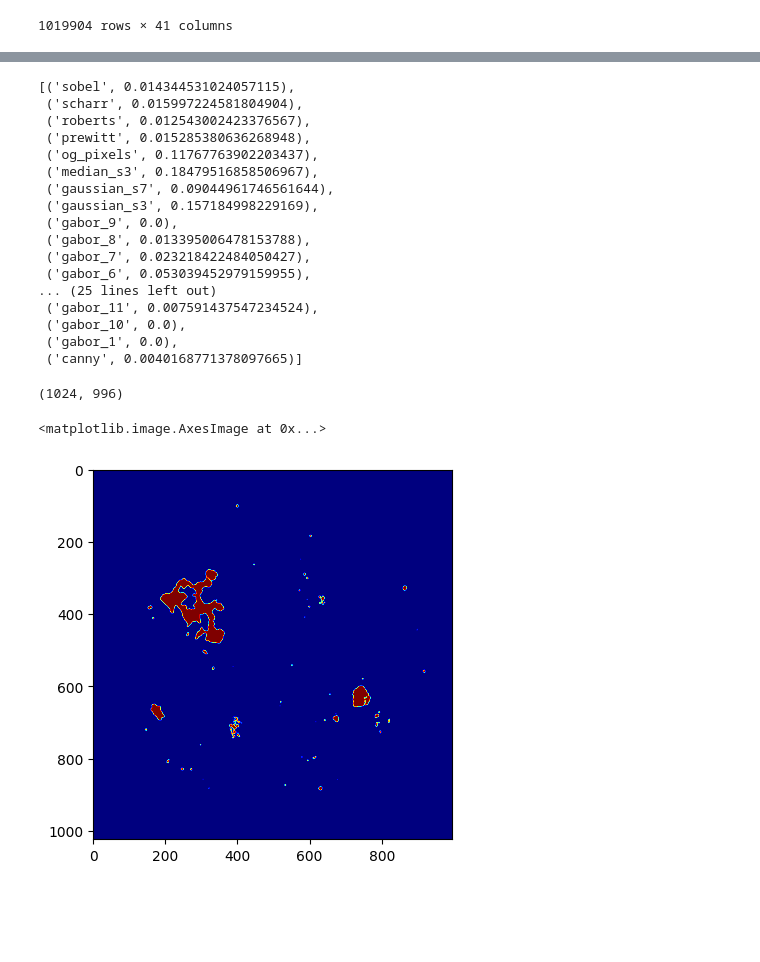
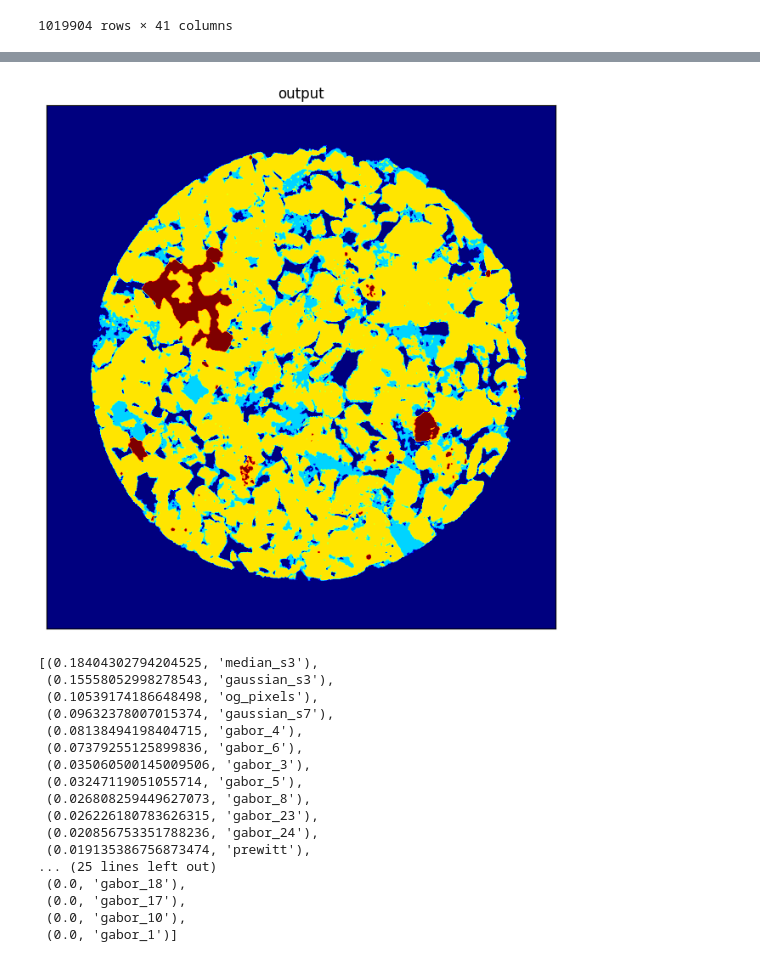
Before and after one commit to suracI-invert/xla-segmentation, a Jupyter notebook: sandstone_test.ipynb, the cells around one changed output, grey strips where cells are left out. Cells and saved outputs as stored; diff of their text form; code cells hidden in the pictures; blank space fills up the shorter version.

```diff
--- a/sandstone_test.ipynb
+++ b/sandstone_test.ipynb
@@ -368 +480,9 @@ plt.imshow(segmented_img_test, cmap= 'jet')
+# %%
+plt.figure(figsize=(8, 8))
+fig = plt.imshow(segmented_img_test, cmap= 'jet')
+plt.title('output')
+fig.axes.get_xaxis().set_visible(False)
+fig.axes.get_yaxis().set_visible(False)
+# %% [output]
+[figure, added]
 # %%
@@ -374,31 +494,20 @@ plt.imshow(segmented_img_test, cmap= 'jet')
 # %%
-sorted(zip(img_test_df.columns, model.feature_importances_), reverse= True)
+sorted(zip(model.feature_importances_, img_test_df.columns), reverse= True)
 # %% [output]
-[('sobel', 0.014344531024057115),
- ('scharr', 0.015997224581804904),
- ('roberts', 0.012543002423376567),
- ('prewitt', 0.015285380636268948),
- ('og_pixels', 0.11767763902203437),
- ('median_s3', 0.18479516858506967),
- ('gaussian_s7', 0.09044961746561644),
- ('gaussian_s3', 0.157184998229169),
- ('gabor_9', 0.0),
- ('gabor_8', 0.013395006478153788),
- ('gabor_7', 0.023218422484050427),
- ('gabor_6', 0.053039452979159955),
+[(0.18404302794204525, 'median_s3'),
+ (0.15558052998278543, 'gaussian_s3'),
+ (0.10539174186648498, 'og_pixels'),
+ (0.09632378007015374, 'gaussian_s7'),
+ (0.08138494198404715, 'gabor_4'),
+ (0.07379255125899836, 'gabor_6'),
+ (0.035060500145009506, 'gabor_3'),
+ (0.03247119051055714, 'gabor_5'),
+ (0.026808259449627073, 'gabor_8'),
+ (0.026226180783626315, 'gabor_23'),
+ (0.020856753351788236, 'gabor_24'),
+ (0.019135386756873474, 'prewitt'),
 ... (25 lines left out)
- ('gabor_11', 0.007591437547234524),
- ('gabor_10', 0.0),
- ('gabor_1', 0.0),
- ('canny', 0.0040168771378097665)]
+ (0.0, 'gabor_18'),
+ (0.0, 'gabor_17'),
+ (0.0, 'gabor_10'),
+ (0.0, 'gabor_1')]
-# %%
-_, img_test_label_stack = cv2.imreadmulti(train_label_path)
-img_test_label = img_test_label_stack[0]
-img_test_label.shape
-# %% [output]
-(1024, 996)
-# %%
-plt.imshow(segmented_img_test == 4, cmap= 'jet')
-# %% [output]
-<matplotlib.image.AxesImage at 0x...>
-[figure, removed]
```
Also changed, not shown: parts of 35 cells of this notebook, 4 other files.
